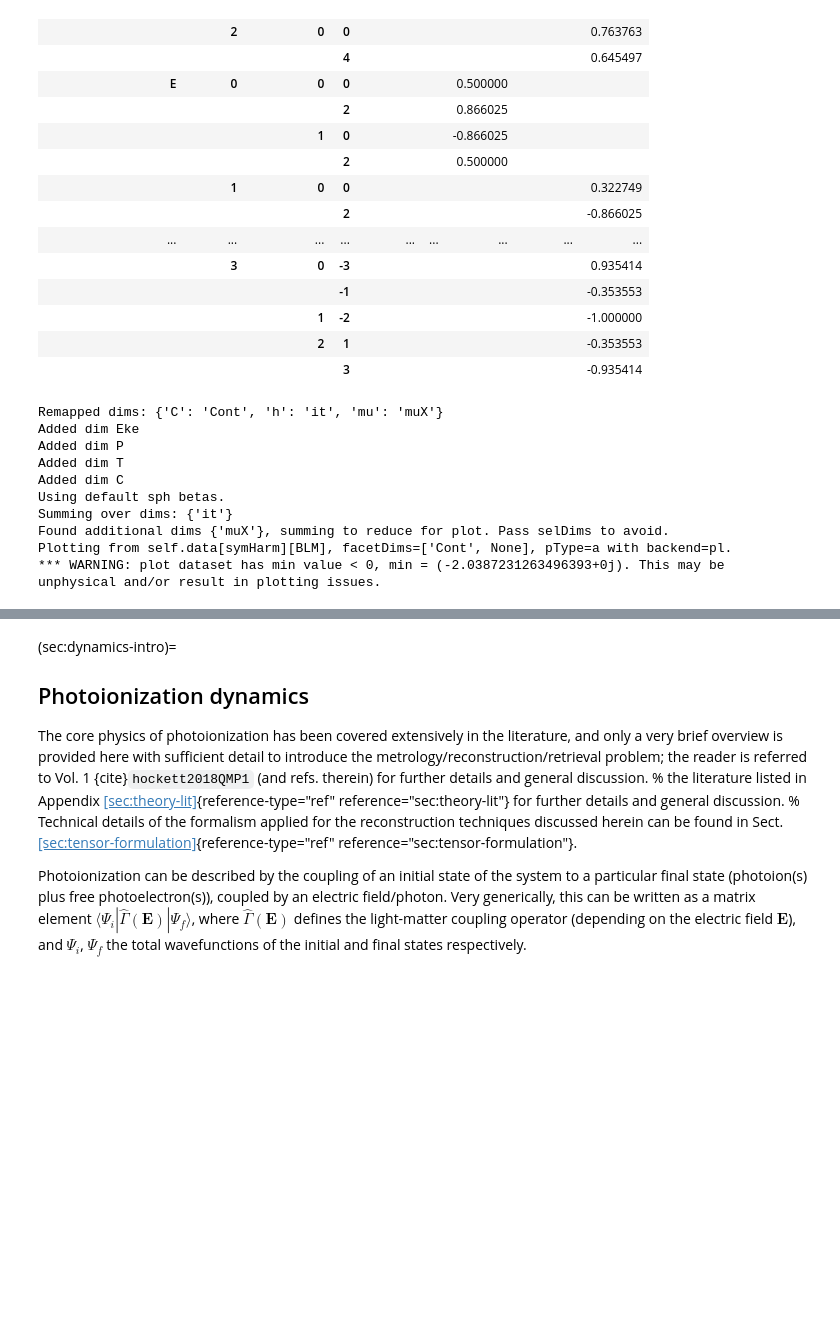
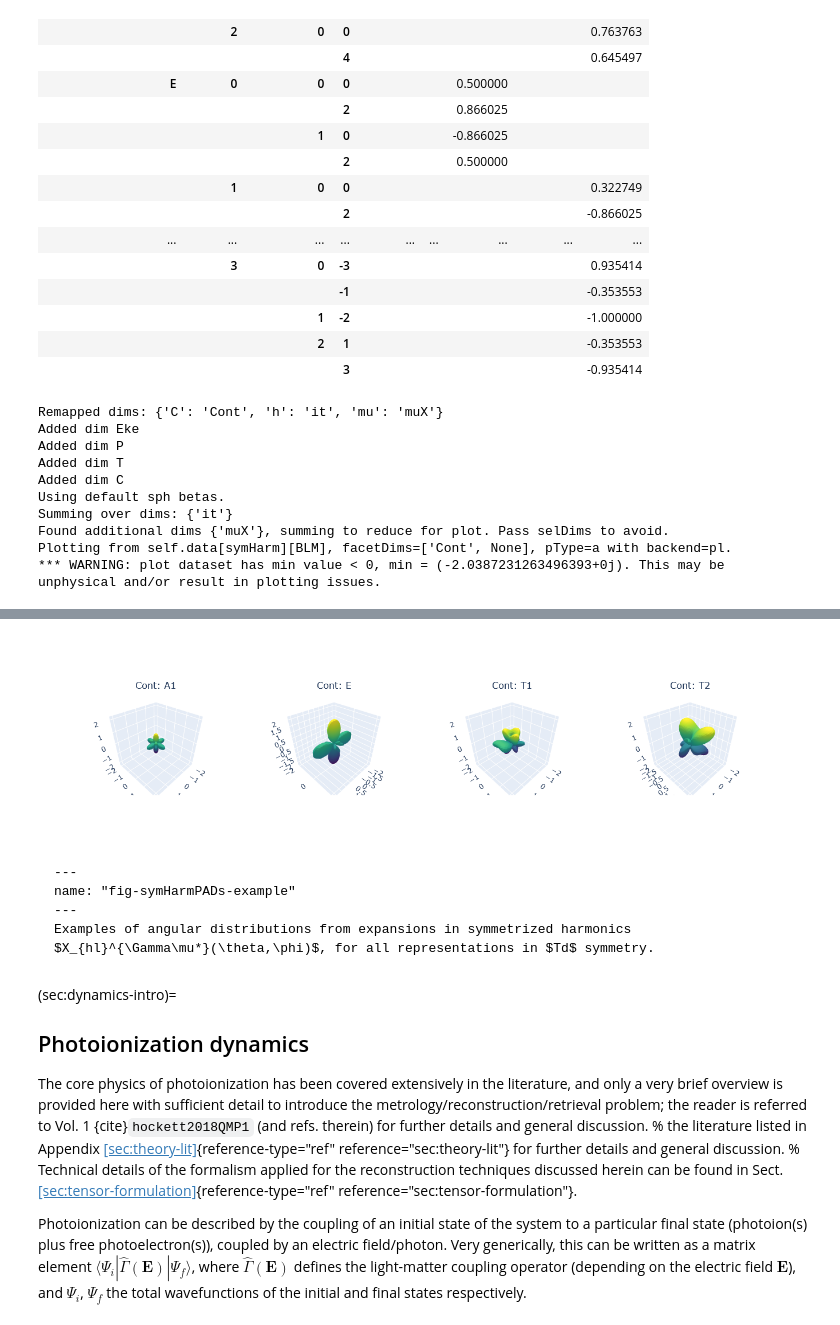
Before and after one commit to phockett/Quantum-Metrology-with-Photoelectrons-Vol3, a Jupyter notebook: doc-source/part1/theory_101122.ipynb, the cells around one changed output, grey strips where cells are left out. Drawn from its saved outputs; the diff is of its cells as text; code cells hidden in the pictures; blank space fills up the shorter version.

````diff
--- a/doc-source/part1/theory_101122.ipynb
+++ b/doc-source/part1/theory_101122.ipynb
@@ -230,7 +230,15 @@ for dataType in ['BLM']:  #['matE','BLM']:
 
 # Plot full harmonics expansions, plots by symmetry
 # Note 'squeeze=True' to force drop of singleton dims may be required.
-data.padPlot(keys='symHarm',dataType='BLM', facetDims = ['Cont'], squeeze = True, backend=plotBackend)
+# data.padPlot(keys='symHarm',dataType='BLM', facetDims = ['Cont'], squeeze = True, backend=plotBackend)
+
+data.padPlot(keys='symHarm',dataType='BLM', facetDims = ['Cont'], squeeze = True, backend=plotBackend, plotFlag=False, returnFlag=True)  # Working
+figObj = data.data['symHarm']['plots']['BLM']['polar'][0]
+
+# And GLUE for display later with caption
+# from myst_nb import glue
+# glue("padExamplePlot2", figObj, display=False);
+gluePlotly("symHarmPADs", figObj)
 # %% [output]
 Remapped dims: {'C': 'Cont', 'h': 'it', 'mu': 'muX'}
 Added dim Eke
@@ -246,3 +253,11 @@ Plotting from self.data[symHarm][BLM], facetDims=['Cont', None], pType=a with ba
+[figure, added]
+# %% [markdown]
+```{glue:figure} symHarmPADs
+---
+name: "fig-symHarmPADs-example"
+---
+Examples of angular distributions from expansions in symmetrized harmonics $X_{hl}^{\Gamma\mu*}(\theta,\phi)$, for all representations in $Td$ symmetry.
+```
 # %% [markdown]
 (sec:dynamics-intro)=
 ## Photoionization dynamics
````
Also changed, not shown: parts of 1 cell of this notebook, 1 other file.
